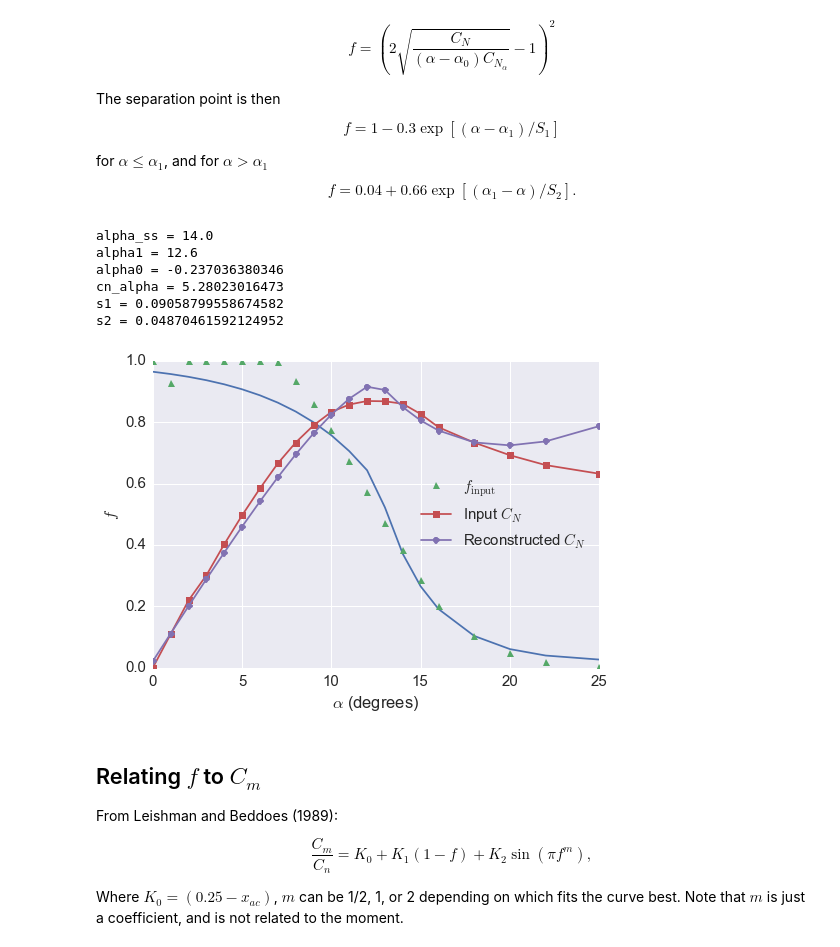
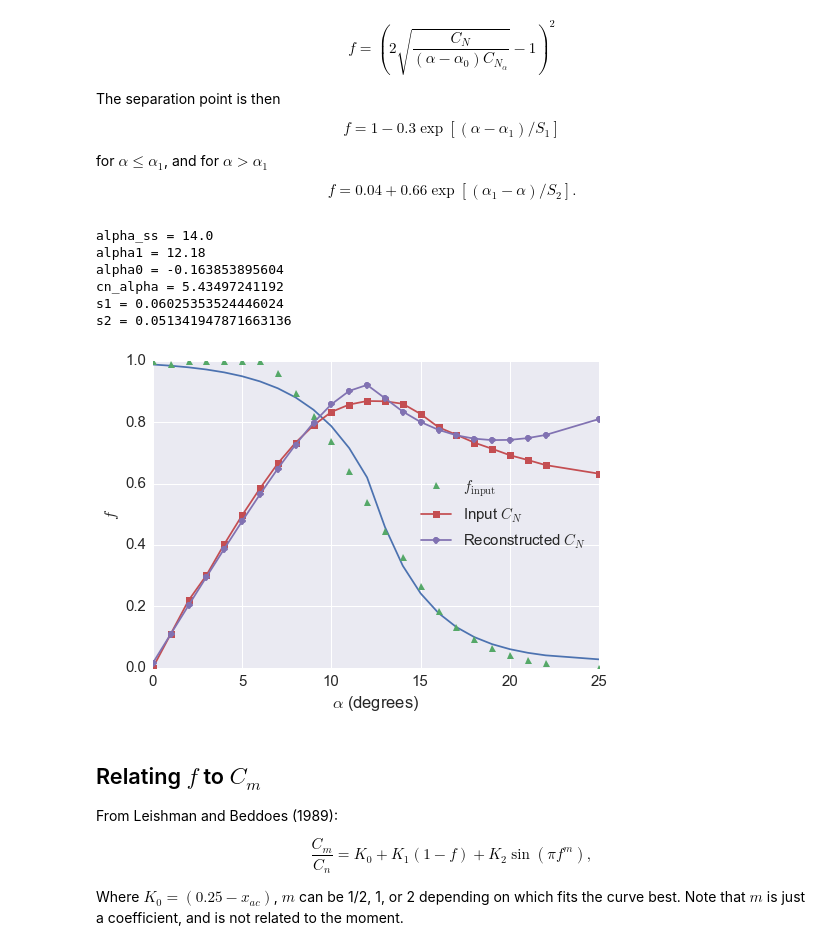
Before and after one commit to petebachant/Leishman-Beddoes-constants, a Jupyter notebook: notebook.ipynb, the cells around one changed output. Cells and saved outputs as stored; diff of their text form; code cells hidden in the pictures.

```diff
--- a/notebook.ipynb
+++ b/notebook.ipynb
@@ -11,15 +11,12 @@ import seaborn as sns
 sns.set(font_scale=1.5)
 # %%
 # Function for loading data
-def load(foil="NACA0021", xfoil=False, csv=False):
-    if csv:
+def load(foil="NACA0021"):
+    if foil == "NACA0021":
         fpath = "data/{}_3.6e5_Sheldahl.csv".format(foil)
         df = pd.read_csv(fpath)
     else:
-        if xfoil:
-            fpath = "data/{}_XFOIL.txt".format(foil)
-        else:
-            fpath = "data/{}.dat".format(foil)
+        fpath = "data/{}.dat".format(foil)
         alpha = []
         cl = []
         cd = []
@@ -103,15 +100,15 @@ def calc_alpha1(df, frac_alpha1=0.95):
 
 def calc_s1_s2(df, A=1.0, B=0.4, C=0.02, D=0.58, frac_cn_alpha=0.75, frac_alpha1=0.95):
     """Calculate S_1 and S_2 coefficients using a least squares regression."""
-    df_all = df[df.alpha_deg >= 0]
-    df_all = df_all[df_all.alpha_deg <= 20]
+    df_all = df[df.alpha_deg >= 0.5]
+    df_all = df_all[df_all.alpha_deg <= 25]
     cn_alpha, alpha0 = calc_cn_alpha(df, frac_cn_alpha)
     alpha1 = calc_alpha1(df, frac_alpha1)
     df = df_all[df_all.alpha_rad <= alpha1]
     alpha = df.alpha_rad
     f = cn2f(df.cn, alpha, cn_alpha, alpha0=alpha0, limit=True)
     x = alpha - alpha1
-    y = (f - A)/(-B)
+    y = abs((f - A)/(-B))
     try:
         b = np.sum(x*y*log(y))/sum(x*x*y)
     except ZeroDivisionError:
@@ -123,7 +120,7 @@ def calc_s1_s2(df, A=1.0, B=0.4, C=0.02, D=0.58, frac_cn_alpha=0.75, frac_alpha1
     alpha = df.alpha_rad
     f = cn2f(df.cn, alpha, cn_alpha, alpha0=alpha0)
     x = alpha1 - alpha
-    y = (f - C)/(D)
+    y = abs((f - C)/(D))
     try:
         b = np.sum(x*y*log(y))/sum(x*x*y)
     except ZeroDivisionError:
@@ -136,8 +133,8 @@ def cn2f(cn, alpha_rad, cn_alpha, alpha0=0.0, limit=False):
     """Convert normal force coefficient to trailing edge separation point."""
     f = pow((sqrt(abs(cn)/cn_alpha/abs((alpha_rad - alpha0)))*2.0 - 1.0), 2)
     if limit:
-        f[f > 1] = 1.0
-        f[f < 0] = 0.0
+        f[f > 1] = 1.0 - 1e-12
+        f[f < 0] = 1e-12
     return f
 
 
@@ -153,10 +150,7 @@ def calc_reconst(foil="NACA0021", A=1.0, B=0.4, C=0.02, D=0.58, frac_cn_alpha=0.
 
     A, B, C, D = 1.0, 0.3, 0.04, 0.66 for the original model
     """
-    if foil == "0021":
-        df = load(foil=foil, csv=True)
-    else:
-        df = load(foil=foil)
+    df = load(foil=foil)
     df = df[df.alpha_deg >= 0]
     df = df[df.alpha_deg <= 25]
     cn_alpha, alpha0 = calc_cn_alpha(df, frac_cn_alpha=frac_cn_alpha)
@@ -168,41 +162,42 @@ def calc_reconst(foil="NACA0021", A=1.0, B=0.4, C=0.02, D=0.58, frac_cn_alpha=0.
         if alpha <= alpha1:
             f.append(A - B*np.exp((alpha - alpha1)/s1))
         elif alpha > alpha1:
             f.append(C + D*np.exp((alpha1 - alpha)/s2))
     df["f"] = f
     df["cn_reconst"] = f2cn(f, df.alpha_rad, cn_alpha, alpha0=alpha0)
     df["f_in"] = cn2f(df.cn, df.alpha_rad, cn_alpha, alpha0=alpha0, limit=True)
     print("alpha_ss =", np.rad2deg(alpha1/frac_alpha1))
     print("alpha1 =", np.rad2deg(alpha1))
     print("alpha0 =", np.rad2deg(alpha0))
     print("cn_alpha =", cn_alpha)
     print("s1 =", s1)
     print("s2 =", s2)
     return df
 
 
-# foil = "S826_Ostavan"
+foil = "S826_Ostavan"
 foil = "NACA0021"
 # foil = "NACA0012"
-df = calc_reconst(foil=foil, frac_cn_alpha=0.6, frac_alpha1=0.9)
+# foil = "NACA0012_Sheng"
+df = calc_reconst(foil=foil, frac_cn_alpha=0.5, frac_alpha1=0.87)
 
 plt.plot(df.alpha_deg, df.f)
 plt.plot(df.alpha_deg, df.f_in, "^", label="$f_\mathrm{input}$")
 plt.plot(df.alpha_deg, df.cn, "-s", label=r"Input $C_N$")
 plt.plot(df.alpha_deg, df.cn_reconst, "-o", label=r"Reconstructed $C_N$")
 # plt.ylim((None, 1.4))
 plt.xlabel(r"$\alpha$ (degrees)")
 plt.ylabel("$f$")
 plt.legend(loc="best")
 plt.show()
 # %% [output]
 alpha_ss = 14.0
-alpha1 = 12.6
-alpha0 = -0.237036380346
-cn_alpha = 5.28023016473
-s1 = 0.09058799558674582
-s2 = 0.04870461592124952
+alpha1 = 12.18
+alpha0 = -0.163853895604
+cn_alpha = 5.43497241192
+s1 = 0.06025353524446024
+s2 = 0.051341947871663136
-[figure, old version]
+[figure, new version]
 # %% [markdown]
 ## Relating $f$ to $C_m$
 
```
Also changed, not shown: parts of 1 cell of this notebook.
